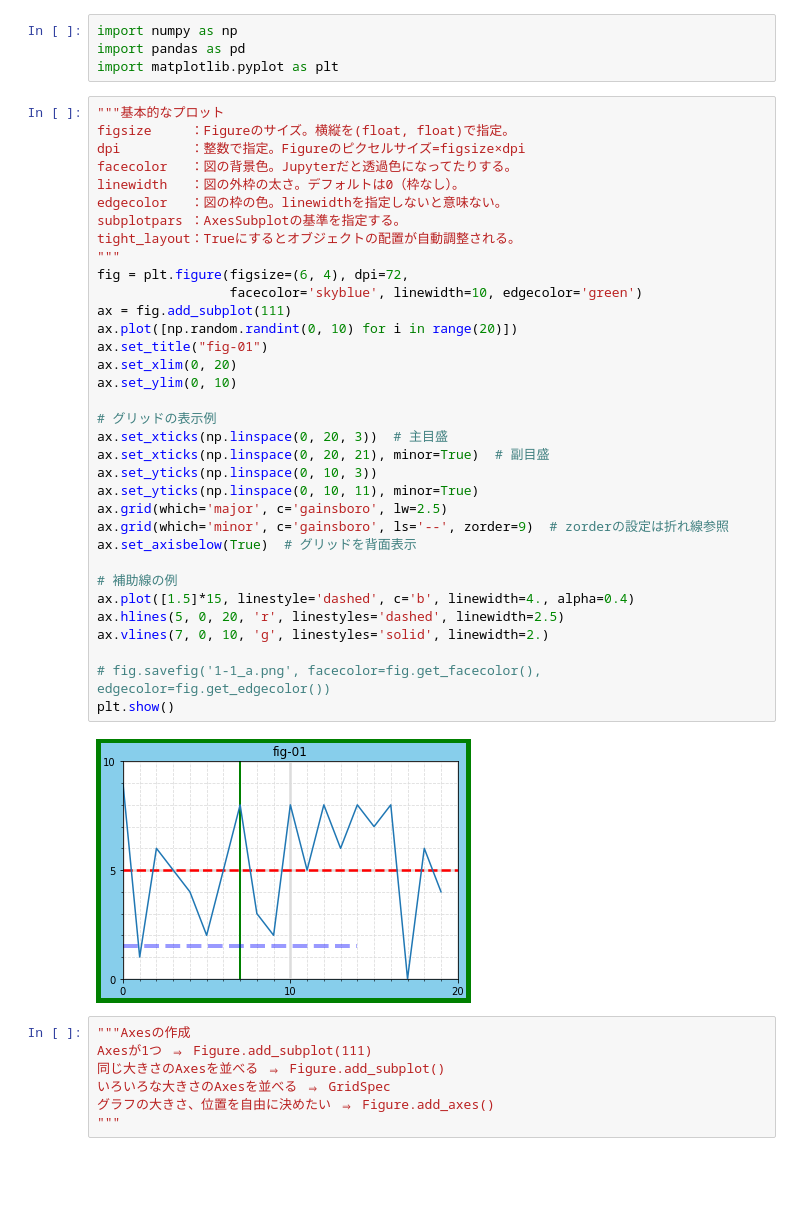
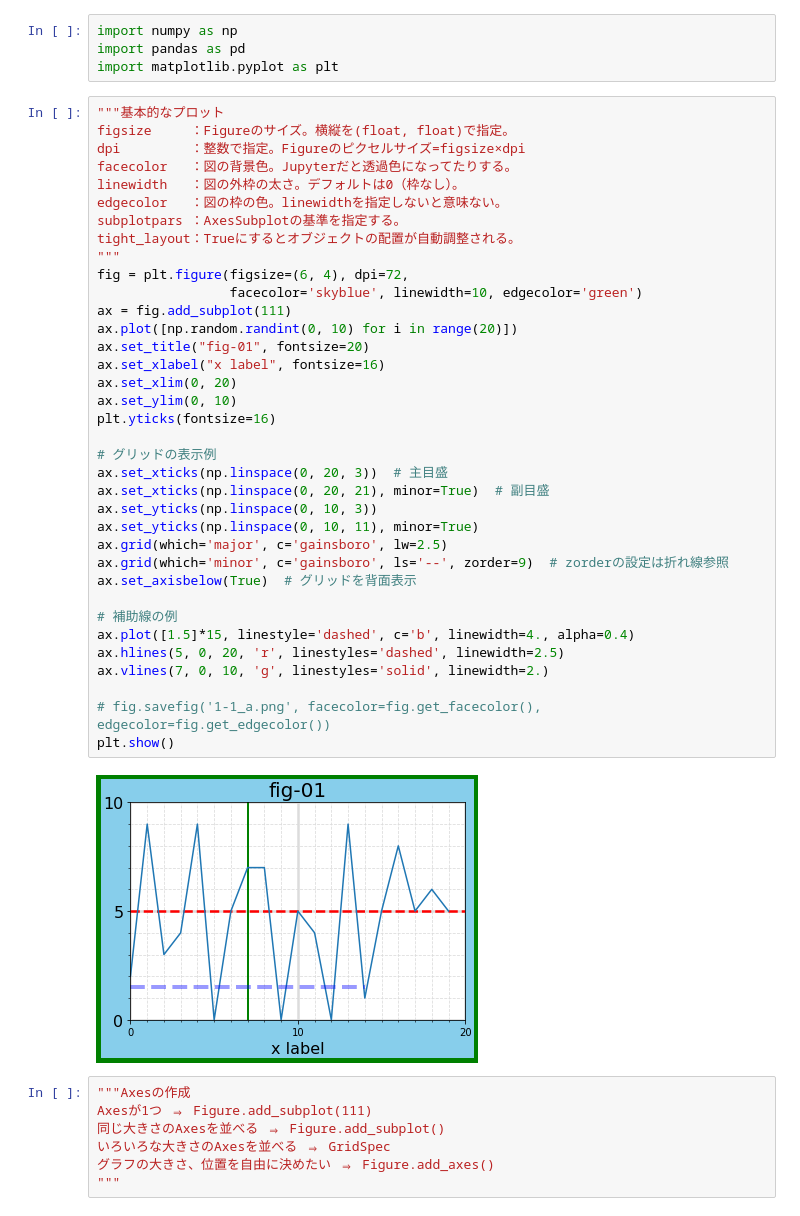
Before and after one commit to xmrogi/template, a Jupyter notebook: visualization/matplotlib.ipynb, the cells around one changed output. Saved outputs shown, nothing was run; the diff lists cells and outputs as text; blank space fills up the shorter version.

```diff
--- a/visualization/matplotlib.ipynb
+++ b/visualization/matplotlib.ipynb
@@ -9,35 +9,37 @@ dpi         ：整数で指定。Figureのピクセルサイズ=figsize×dpi
 facecolor   ：図の背景色。Jupyterだと透過色になってたりする。
 linewidth   ：図の外枠の太さ。デフォルトは0（枠なし）。
 edgecolor   ：図の枠の色。linewidthを指定しないと意味ない。
 subplotpars ：AxesSubplotの基準を指定する。
 tight_layout：Trueにするとオブジェクトの配置が自動調整される。
 """
 fig = plt.figure(figsize=(6, 4), dpi=72,
                  facecolor='skyblue', linewidth=10, edgecolor='green')
 ax = fig.add_subplot(111)
 ax.plot([np.random.randint(0, 10) for i in range(20)])
-ax.set_title("fig-01")
+ax.set_title("fig-01", fontsize=20)
+ax.set_xlabel("x label", fontsize=16)
 ax.set_xlim(0, 20)
 ax.set_ylim(0, 10)
+plt.yticks(fontsize=16)
 
 # グリッドの表示例
 ax.set_xticks(np.linspace(0, 20, 3))  # 主目盛
 ax.set_xticks(np.linspace(0, 20, 21), minor=True)  # 副目盛
 ax.set_yticks(np.linspace(0, 10, 3))
 ax.set_yticks(np.linspace(0, 10, 11), minor=True)
 ax.grid(which='major', c='gainsboro', lw=2.5)
 ax.grid(which='minor', c='gainsboro', ls='--', zorder=9)  # zorderの設定は折れ線参照
 ax.set_axisbelow(True)  # グリッドを背面表示
 
 # 補助線の例
 ax.plot([1.5]*15, linestyle='dashed', c='b', linewidth=4., alpha=0.4)
 ax.hlines(5, 0, 20, 'r', linestyles='dashed', linewidth=2.5)
 ax.vlines(7, 0, 10, 'g', linestyles='solid', linewidth=2.)
 
 # fig.savefig('1-1_a.png', facecolor=fig.get_facecolor(), edgecolor=fig.get_edgecolor())
 plt.show()
 # %% [output]
-[figure, old version]
+[figure, new version]
 # %%
 """Axesの作成
 Axesが1つ ⇒ Figure.add_subplot(111)
```
Also changed, not shown: parts of 1 cell of this notebook.
